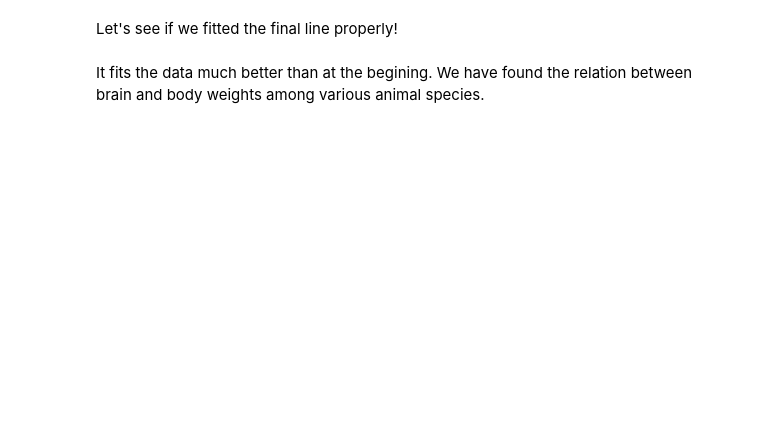
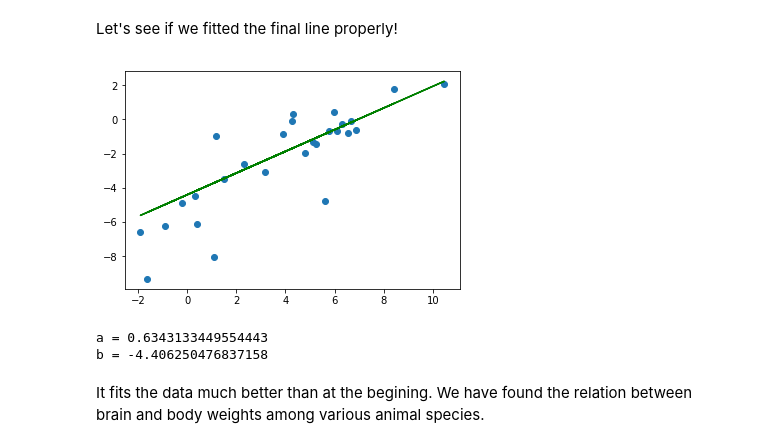
Before and after one commit to stared/thinking-in-tensors-writing-in-pytorch, a Jupyter notebook: 1. Linear regression.ipynb, the cells around one changed output. Cells and saved outputs as stored; diff of their text form; code cells hidden in the pictures; blank space fills up the shorter version.

```diff
--- a/1. Linear regression.ipynb
+++ b/1. Linear regression.ipynb
@@ -210,9 +313,11 @@ Let's see if we fitted the final line properly!
 # %%
 X_viewed = X.view(27)
 Y_viewed = Y.view(27)
-plt.scatter(X, Y)
-plt.plot(X_viewed.numpy(),model.weight.item()*X_viewed.numpy()+model.bias.item())
-plt.show()
+plot_model(model.bias.item(), model.weight.item(), X_viewed.numpy(), Y)
+# %% [output]
+[figure, added]
+a = 0.6343133449554443
+b = -4.406250476837158
 # %% [markdown]
 It fits the data much better than at the begining. We have found the relation between brain and body weights among various animal species.
 # %%
```
Also changed, not shown: parts of 36 cells of this notebook, 1 other file.
